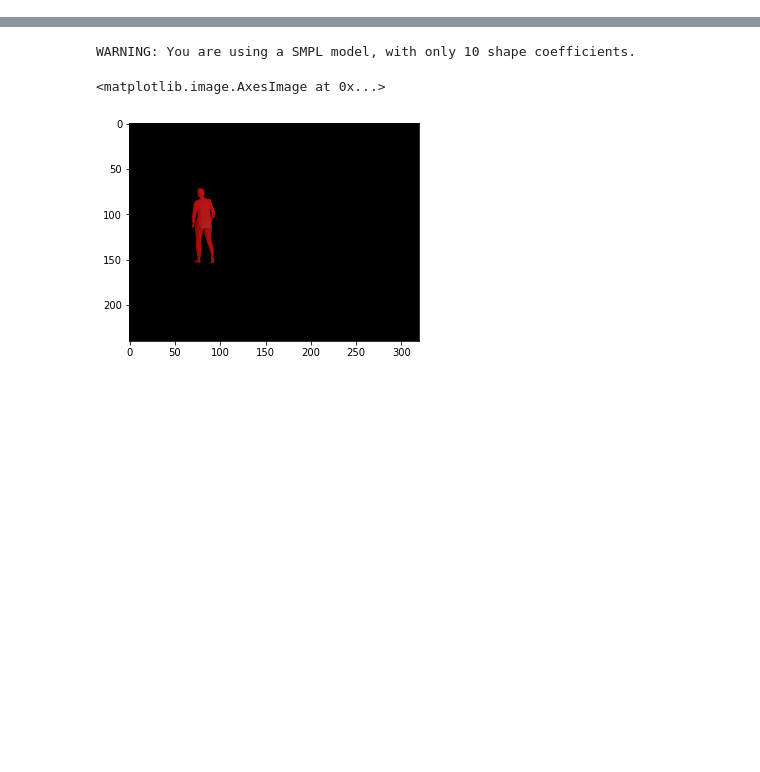
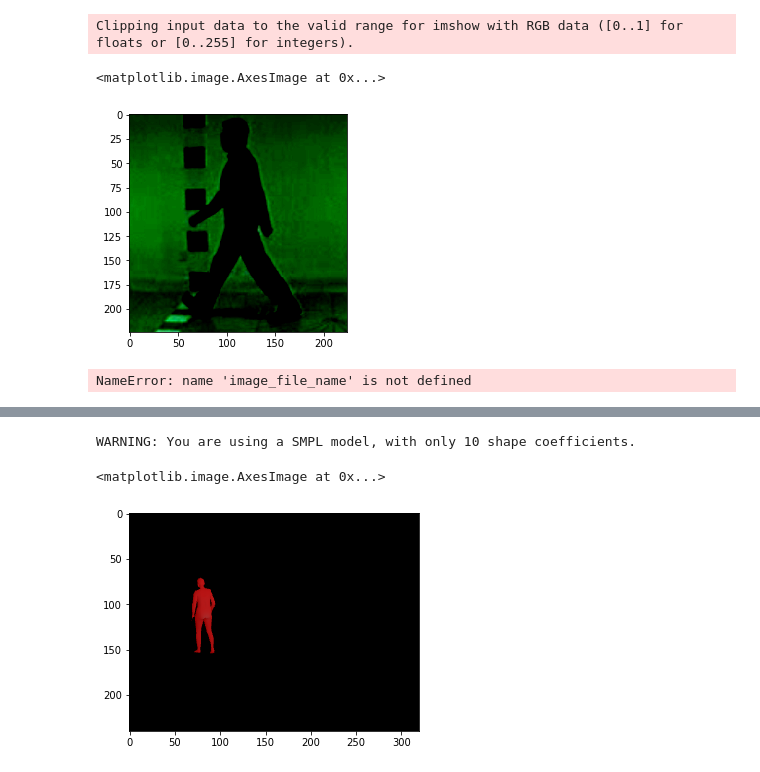
Before and after one commit to exitudio/VIBE, a Jupyter notebook: study/VIBE-Pytorch3D.ipynb, the cells around one changed output, grey strips where cells are left out. Drawn from its saved outputs; the diff is of its cells as text; code cells hidden in the pictures; blank space fills up the shorter version.

```diff
--- a/study/VIBE-Pytorch3D.ipynb
+++ b/study/VIBE-Pytorch3D.ipynb
@@ -114,0 +128,17 @@ Loaded pretrained weights from "data/vibe_data/vibe_model_w_3dpw.pth.tar"
+# %%
+plt.imshow(torch.permute(batch[0,41], (1,2, 0)).detach().cpu().numpy())
+# %% [output]
+Clipping input data to the valid range for imshow with RGB data ([0..1] for floats or [0..255] for integers).
+<matplotlib.image.AxesImage at 0x...>
+[figure, added]
+# %%
+from lib.data_utils.img_utils import get_single_image_crop_demo
+img = cv2.cvtColor(cv2.imread(image_file_name), cv2.COLOR_BGR2RGB)
+norm_img, raw_img, kp_2d = get_single_image_crop_demo(
+        img,
+        bboxes[idx],
+        kp_2d=None,
+        scale=1.2,
+        crop_size=224)
+# %% [output]
+NameError: name 'image_file_name' is not defined
```
Also changed, not shown: parts of 12 cells of this notebook, 6 other files.
